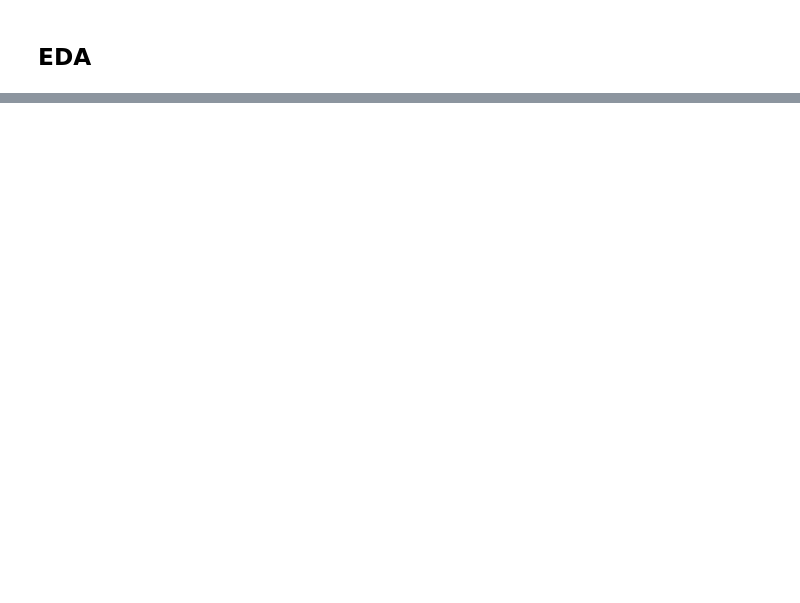
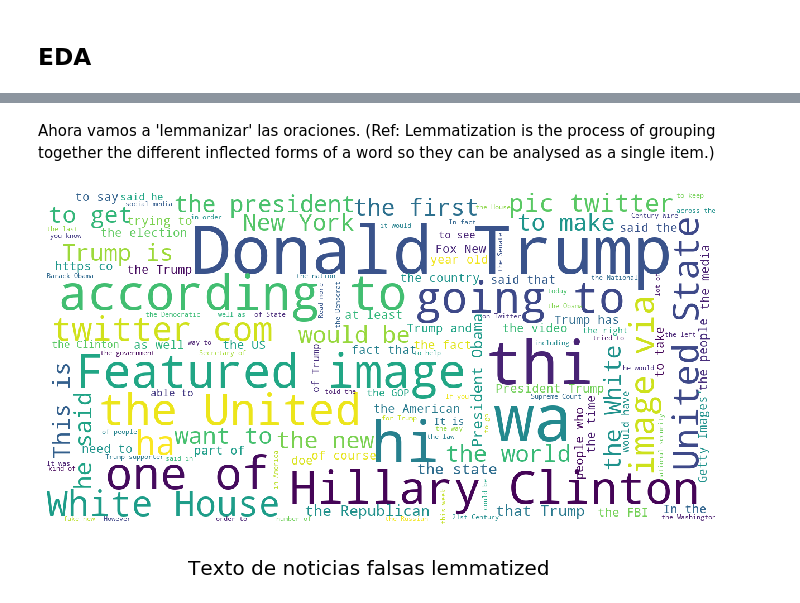
Before and after one commit to framunoz/Detector-Noticias-Falsas, a Jupyter notebook: codigo/01-Carga_de_datos.ipynb, the cells around one changed output, grey strips where cells are left out. Cells and saved outputs as stored; diff of their text form; code cells hidden in the pictures; blank space fills up the shorter version.

```diff
--- a/codigo/01-Carga_de_datos.ipynb
+++ b/codigo/01-Carga_de_datos.ipynb
@@ -227,0 +263,13 @@ Name: date, dtype: int64
+# %%
+from nltk.probability import FreqDist
+from nltk.tokenize import sent_tokenize
+from nltk.tokenize import word_tokenize
+from nltk.corpus import stopwords
+stop_words=set(stopwords.words("english"))
+from wordcloud import WordCloud, STOPWORDS
+
+from nltk.stem.wordnet import WordNetLemmatizer
+lem = WordNetLemmatizer()
+
+from nltk.stem.porter import PorterStemmer
+stem = PorterStemmer()
@@ -227,0 +301,33 @@ Name: date, dtype: int64
+# %%
+# Variables de los nombres de las columnas
+
+TITLE = 'title'
+TEXT= 'text'
+SUBJECT = 'subject'
+DATE = 'date'
+# %%
+# Texto noticias falsas
+FAKE_TEXT = []
+for i in df_fake.index:
+    FAKE_TEXT.append(df_fake[TEXT][i])
+
+# Texto noticias verdaderas
+TRUE_TEXT = []
+for i in df_true.index:
+    TRUE_TEXT.append(df_true[TEXT][i])
+# %% [markdown]
+Ahora vamos a 'lemmanizar' las oraciones. (Ref: Lemmatization is the process of grouping together the different inflected forms of a word so they can be analysed as a single item.)
+# %%
+# Texto noticias falsas lemmatizado
+FAKE_TEXT_lemm = []
+for i in FAKE_TEXT:
+    FAKE_TEXT_lemm.append(lem.lemmatize(i))
+
+# Texto noticias verdaderas lemmatizado
+TRUE_TEXT_lemm = []
+for i in TRUE_TEXT:
+    TRUE_TEXT_lemm.append(lem.lemmatize(i))
+# %%
+show_wordcloud(FAKE_TEXT_lemm, title= 'Texto de noticias falsas lemmatized')
+# %% [output]
+[figure, added]
```
Also changed, not shown: parts of 33 cells of this notebook, 1 other file.
